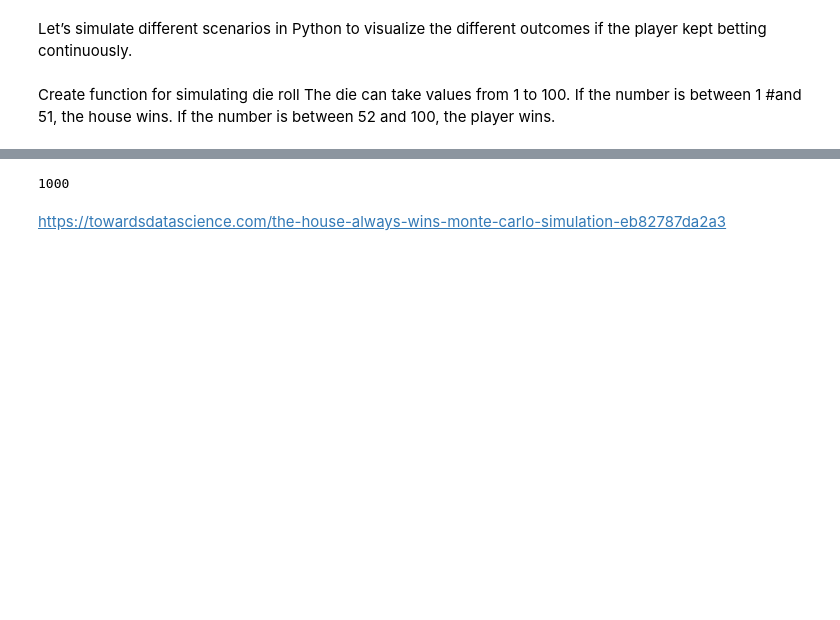
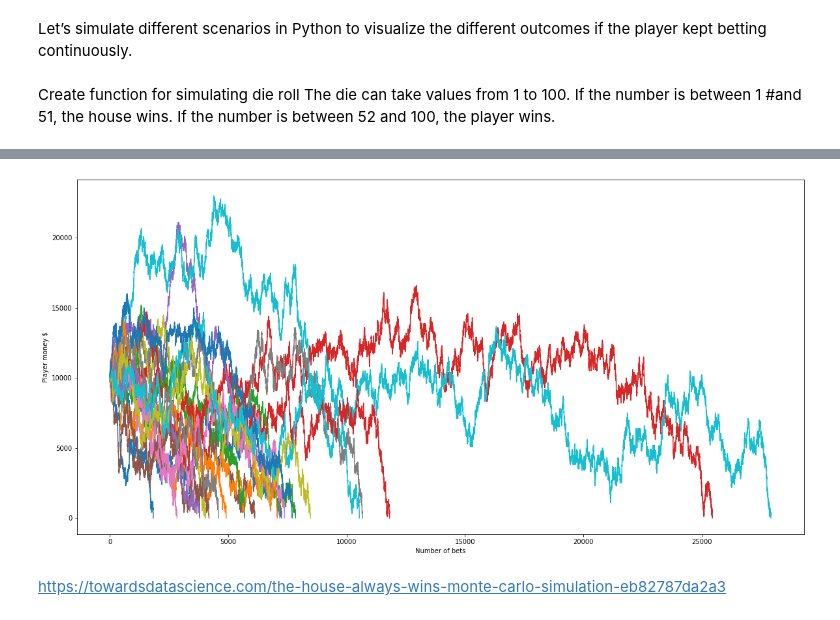
Before and after one commit to soslin/random-python-projects, a Jupyter notebook: monte_carlo_simulation_example.ipynb, the cells around one changed output, grey strips where cells are left out. Saved outputs shown, nothing was run; the diff lists cells and outputs as text; code cells hidden in the pictures; blank space fills up the shorter version.

```diff
--- a/monte_carlo_simulation_example.ipynb
+++ b/monte_carlo_simulation_example.ipynb
@@ -27,9 +27,10 @@ Create function for simulating die roll
 The die can take values from 1 to 100. If the number is between 1 #and 51, the house wins.
 If the number is between 52 and 100, the player wins.
 # %%
-def dieroll(num):
-    die = random.randint(1,100)
+def dieroll():
+    die = random.randint(1,101)
+    #print(die)
     if die <= 51:
         return False
-    elif die > 51 and die <=100:
+    elif die > 51:
         return True
@@ -46,17 +49,39 @@ play_count = 1
-# %%
-def money_game(num):
-    while play_count <= max_plays:
-        print(f'Round: {play_count}.')
-    if print('Game over'):
-        if dieroll() == True:
-            player_money +=100
-            play_count +=1
-        elif dieroll() == False:
-            player_money -=100
-            play_count +=1
-
-print(player_money)
-# %% [output]
-1000
+# %%
+total_funds = 10_000
+wager_amount = 100
+total_plays = 50_000
+final_funds= []
+# %%
+def money_game(total_funds, wager_amount, total_plays):
+    play_num = []
+    funds = []
+    play = 1
+    while play <= total_plays and total_funds > 0:
+        #print(f'Round: {play} Available cash: {total_funds}.')
+        if dieroll() == True:
+            total_funds += wager_amount
+        else:
+            total_funds -= wager_amount
+        play +=1
+        play_num.append(play)
+        funds.append(total_funds)
+    #print('Game over')
+
+    #Line plot of funds over time
+
+    final_funds.append(funds[-1])
+
+    plt.plot(play_num,funds)
+    return(final_funds)
+# %%
+plt.figure(figsize = (20,10))
+for x in range(21):
+    money_game(total_funds, wager_amount, total_plays)
+# plt.figure(figsize=(20,10))
+plt.ylabel('Player money $')
+plt.xlabel('Number of bets')
+plt.show()
+# %% [output]
+[figure, added]
 # %% [markdown]
 https://towardsdatascience.com/the-house-always-wins-monte-carlo-simulation-eb82787da2a3
```
Also changed, not shown: parts of 2 cells of this notebook.
